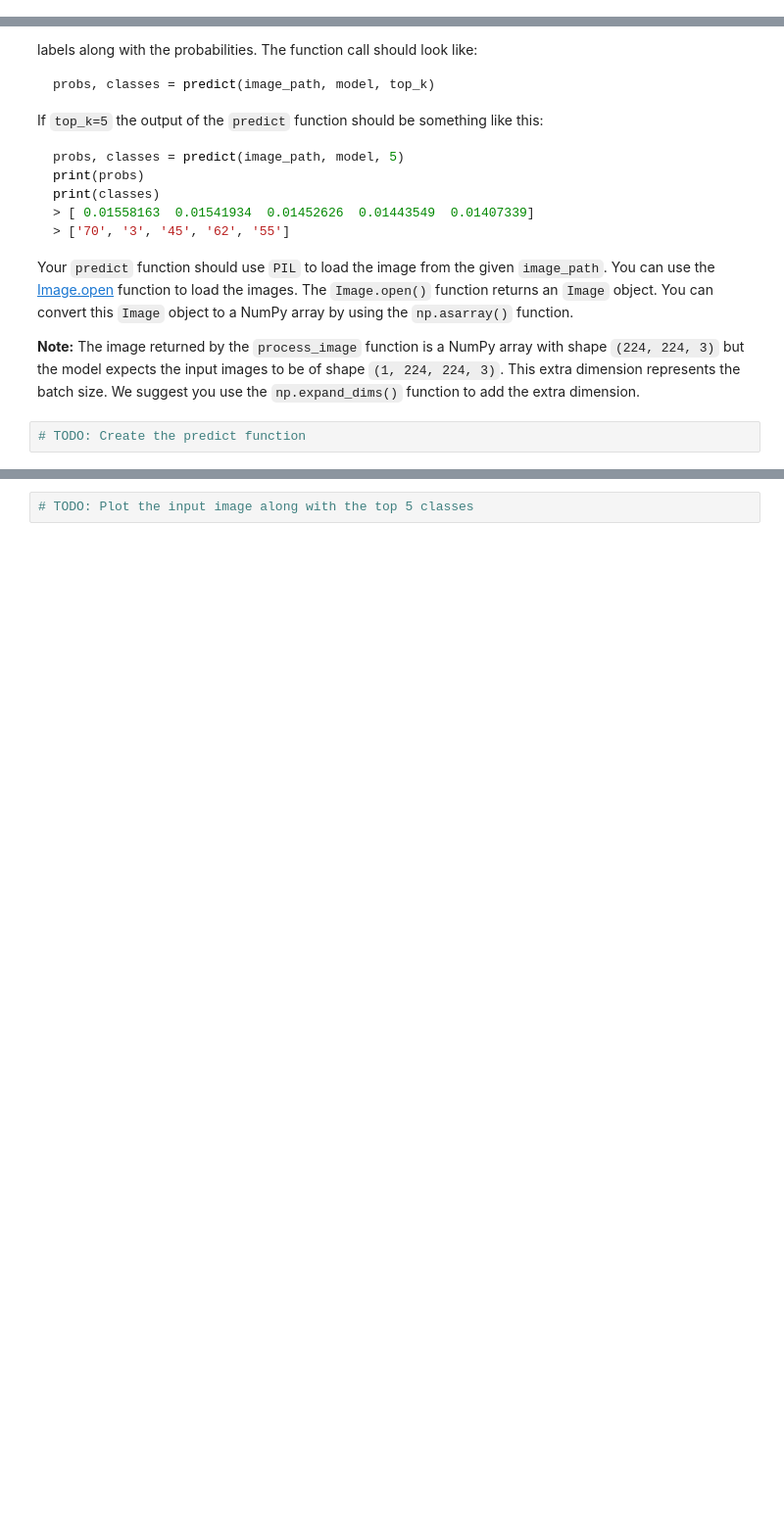
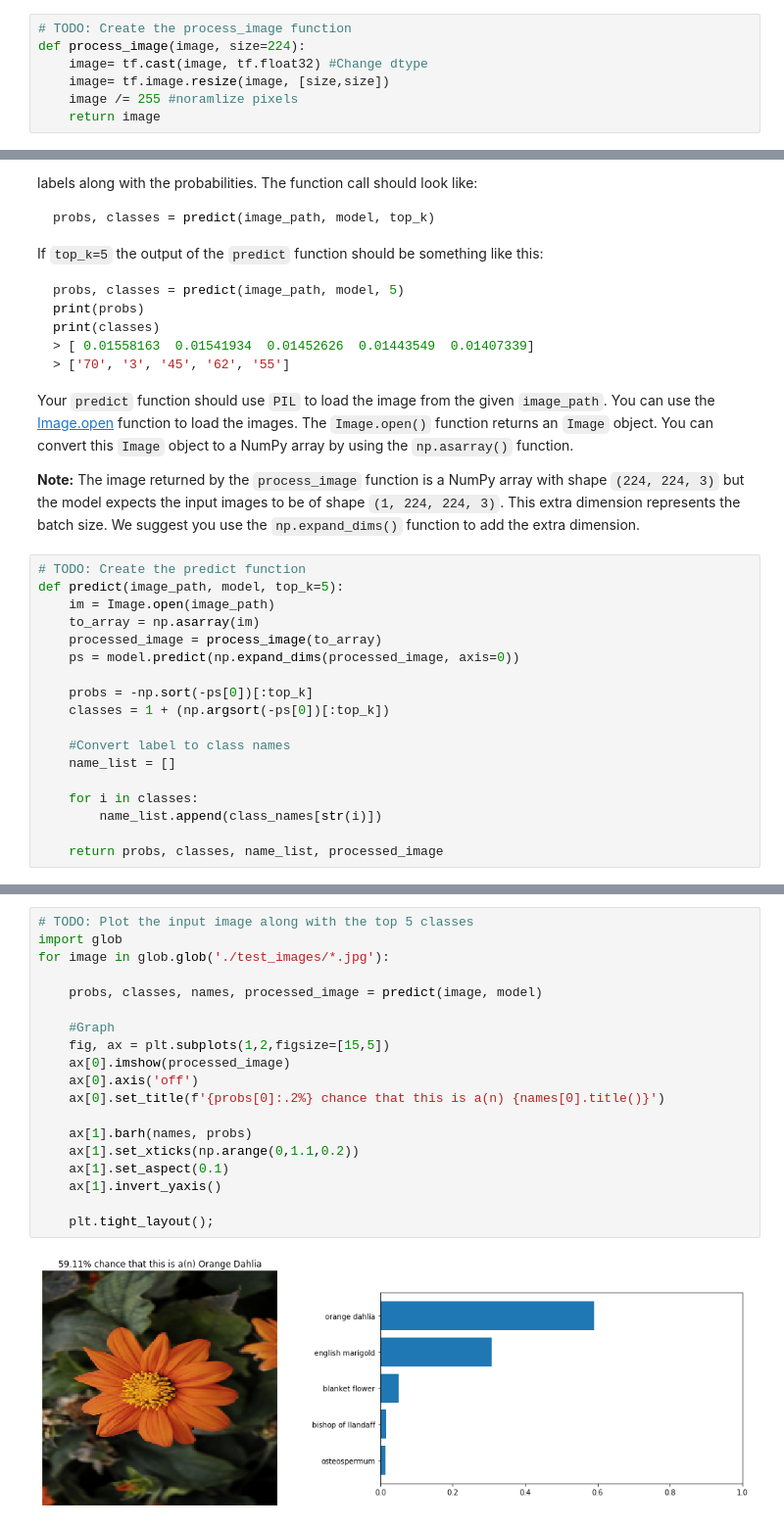
Before and after one commit to sclkan/Flower-Classifier, a Jupyter notebook: Project_Image_Classifier_Project.ipynb, the cells around one changed output, grey strips where cells are left out. Shown at 98% size. Drawn from its saved outputs; the diff is of its cells as text; blank space fills up the shorter version.

```diff
--- a/Project_Image_Classifier_Project.ipynb
+++ b/Project_Image_Classifier_Project.ipynb
@@ -254,3 +376,10 @@ Finally, convert your image back to a NumPy array using the `.numpy()` method.
+# %%
+# TODO: Create the process_image function
+def process_image(image, size=224):
+    image= tf.cast(image, tf.float32) #Change dtype
+    image= tf.image.resize(image, [size,size])
+    image /= 255 #noramlize pixels
+    return image
 # %% [markdown]
 To check your `process_image` function we have provided 4 images in the `./test_images/` folder:
 
@@ -300,8 +431,24 @@ print(classes)
 Your `predict` function should use `PIL` to load the image from the given `image_path`. You can use the [Image.open](https://pillow.readthedocs.io/en/latest/reference/Image.html#PIL.Image.open) function to load the images. The `Image.open()` function returns an `Image` object. You can convert this `Image` object to a NumPy array by using the `np.asarray()` function.
 
 **Note:** The image returned by the `process_image` function is a NumPy array with shape `(224, 224, 3)` but the model expects the input images to be of shape `(1, 224, 224, 3)`. This extra dimension represents the batch size. We suggest you use the `np.expand_dims()` function to add the extra dimension.
-# %%
-# TODO: Create the predict function
+# %%
+# TODO: Create the predict function
+def predict(image_path, model, top_k=5):
+    im = Image.open(image_path)
+    to_array = np.asarray(im)
+    processed_image = process_image(to_array)
+    ps = model.predict(np.expand_dims(processed_image, axis=0))
+
+    probs = -np.sort(-ps[0])[:top_k]
+    classes = 1 + (np.argsort(-ps[0])[:top_k])
+
+    #Convert label to class names
+    name_list = []
+
+    for i in classes:
+        name_list.append(class_names[str(i)])
+
+    return probs, classes, name_list, processed_image
 # %% [markdown]
 # Sanity Check
 
@@ -317,5 +464,24 @@ In the cell below use `matplotlib` to plot the input image alongside the probabi
 <img src='assets/inference_example.png' width=600px>
 
 You can convert from the class integer labels to actual flower names using `class_names`.
-# %%
-# TODO: Plot the input image along with the top 5 classes
+# %%
+# TODO: Plot the input image along with the top 5 classes
+import glob
+for image in glob.glob('./test_images/*.jpg'):
+
+    probs, classes, names, processed_image = predict(image, model)
+
+    #Graph
+    fig, ax = plt.subplots(1,2,figsize=[15,5])
+    ax[0].imshow(processed_image)
+    ax[0].axis('off')
+    ax[0].set_title(f'{probs[0]:.2%} chance that this is a(n) {names[0].title()}')
+
+    ax[1].barh(names, probs)
+    ax[1].set_xticks(np.arange(0,1.1,0.2))
+    ax[1].set_aspect(0.1)
+    ax[1].invert_yaxis()
+
+    plt.tight_layout();
+# %% [output]
+[figure, added]
```
Also changed, not shown: parts of 17 cells of this notebook.
